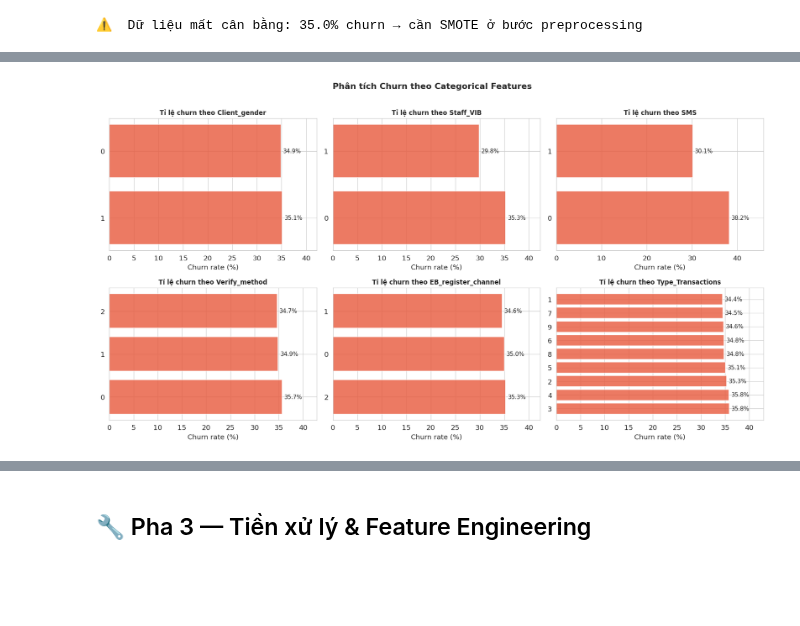
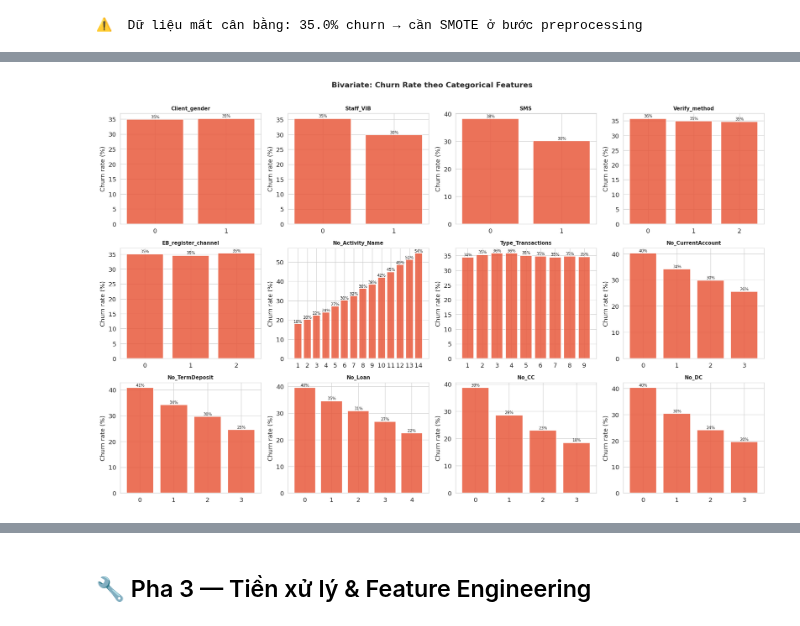
Before and after one commit to haiyen2602/ChurnPredictionProject, a Jupyter notebook: Churn_Prediction_Final_Project.ipynb, the cells around one changed output, grey strips where cells are left out. Cells and saved outputs as stored; diff of their text form; code cells hidden in the pictures; blank space fills up the shorter version.

```diff
--- a/Churn_Prediction_Final_Project.ipynb
+++ b/Churn_Prediction_Final_Project.ipynb
@@ -194,43 +337,20 @@ plot_numeric_features(df_raw)
 # %%
-def plot_categorical_features(df):
-    """Tỉ lệ churn theo các categorical features quan trọng."""
+def plot_bivariate_categorical_full(df, cols, ncols=4):
+    n = len(cols); nrows = int(np.ceil(n/ncols))
+    fig, axes = plt.subplots(nrows, ncols, figsize=(ncols*4.2, nrows*3.5))
+    axes = axes.flatten()
+    for ax, col in zip(axes, cols):
+        churn_rate = df.groupby(col)['Churn'].mean().mul(100).sort_index()
+        bars = ax.bar(churn_rate.index.astype(str), churn_rate.values,
+                       color=COLORS['churn'], alpha=0.85, edgecolor='white')
+        for bar, val in zip(bars, churn_rate.values):
+            ax.text(bar.get_x()+bar.get_width()/2, val+0.5, f'{val:.0f}%', ha='center', fontsize=7)
+        ax.set_title(col, fontsize=9, fontweight='bold'); ax.set_ylabel('Churn rate (%)')
+    for ax in axes[n:]: ax.axis('off')
+    plt.suptitle('Bivariate: Churn Rate theo Categorical Features', fontweight='bold', y=1.01)
+    plt.tight_layout(); plt.savefig('eda_bivariate_categorical.png', bbox_inches='tight'); plt.show()
 
-    # 1. Cập nhật 6 biến phân loại quan trọng trong bộ dữ liệu ngân hàng
-    cat_cols = ['Client_gender', 'Staff_VIB', 'SMS',
-                'Verify_method', 'EB_register_channel', 'Type_Transactions']
-
-    fig, axes = plt.subplots(2, 3, figsize=(15, 8))
-    axes = axes.flatten()
-
-    for ax, col in zip(axes, cat_cols):
-        # 2. Sửa điều kiện đếm churn: x == 1 thay vì x == 'Yes'
-        churn_rate = (df.groupby(col)['Churn']
-                        .apply(lambda x: (x == 1).mean() * 100)
-                        .sort_values(ascending=False))
-
-        y_labels = churn_rate.index.astype(str)
-
-        bars = ax.barh(y_labels, churn_rate.values,
-                       color=COLORS['churn'], alpha=0.8, edgecolor='white')
-
-        for bar, val in zip(bars, churn_rate.values):
-            ax.text(val + 0.5, bar.get_y() + bar.get_height()/2,
-                    f'{val:.1f}%', va='center', fontsize=9)
-
-        ax.set_title(f'Tỉ lệ churn theo {col}', fontweight='bold', fontsize=10)
-        ax.set_xlabel('Churn rate (%)')
-
-        # Xử lý ngoại lệ nếu max = 0 để tránh lỗi giới hạn trục x
-        max_val = churn_rate.max()
-        ax.set_xlim(0, (max_val * 1.2) if max_val > 0 else 100)
-
-    plt.suptitle('Phân tích Churn theo Categorical Features', fontweight='bold', y=1.01)
-    plt.tight_layout()
-    plt.savefig('eda_categorical.png', bbox_inches='tight')
-    plt.show()
-
-# Gọi hàm
-plot_categorical_features(df_raw)
+plot_bivariate_categorical_full(df_raw, categorical_cols)
 # %% [output]
-[figure, old version]
+[figure, new version]
 # %%
```
Also changed, not shown: parts of 26 cells of this notebook, 1 other file.
